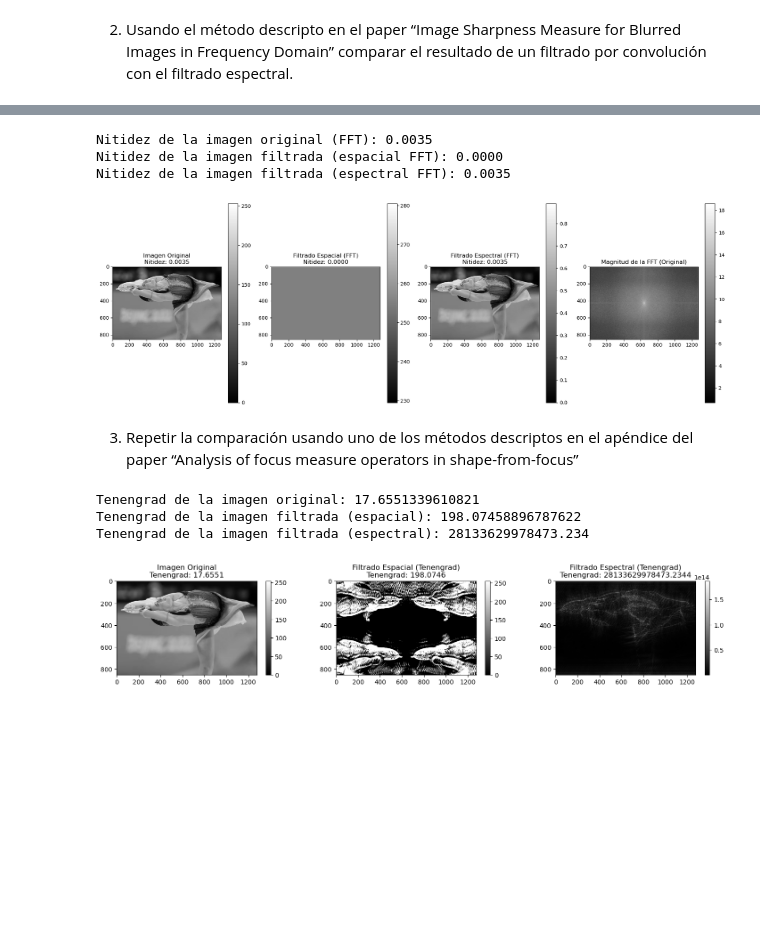
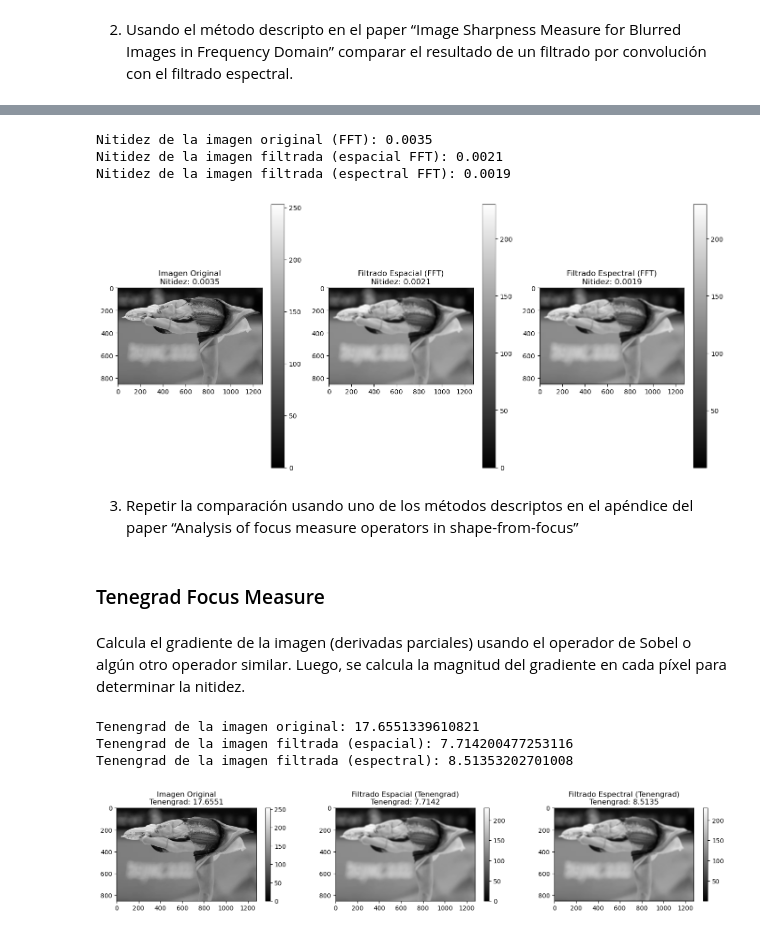
Before and after one commit to noequalindi/vision_computadora_I, a Jupyter notebook: Material_TPs/TP2/trabajo_practico_2_qualindi.ipynb, the cells around one changed output, grey strips where cells are left out. Cells and saved outputs as stored; diff of their text form; code cells hidden in the pictures; blank space fills up the shorter version.

```diff
--- a/Material_TPs/TP2/trabajo_practico_2_qualindi.ipynb
+++ b/Material_TPs/TP2/trabajo_practico_2_qualindi.ipynb
@@ -29,7 +30,7 @@ def create_gauss_filter(h, w, k_size=15, sigma=2):
     """
     # Crear un kernel Gaussiano unidimensional y multiplicarlo por la traspuesta para obtener el 2D.
     gauss_kernel_1d = cv.getGaussianKernel(k_size, sigma)
-    gauss_kernel_2d = gauss_kernel_1d * gauss_kernel_1d.T
+    gauss_kernel_2d = gauss_kernel_1d @ gauss_kernel_1d.T
 
     # Crear una imagen vacía del tamaño deseado y ubica al kernel en el centro
     kernel = np.zeros((h, w), dtype=np.float32)
@@ -38,6 +39,7 @@ def create_gauss_filter(h, w, k_size=15, sigma=2):
 
     # Calcular la Transformada de Fourier del kernel
     kernel_tf = np.fft.fft2(kernel)
+    kernel_tf = np.fft.fftshift(kernel_tf)
 
     return kernel, kernel_tf
 # %% [markdown]
@@ -64,7 +66,7 @@ filtered_img_spatial = cv.filter2D(img, -1, gauss_filter)
 img_fft = fftpack.fft2(img)
 img_fft_shifted = fftpack.fftshift(img_fft)
 filtered_img_fft = img_fft_shifted * gauss_filter_fft
-filtered_img_spectral = np.abs(fftpack.ifft2(fftpack.ifftshift(filtered_img_fft)))
+filtered_img_spectral = np.abs(fftpack.ifftshift(fftpack.ifft2(fftpack.ifftshift(filtered_img_fft))))
 
 plt.figure(figsize=(18, 6))
 
@@ -125,52 +153,37 @@ plt.show()
 # %%
-# Filtrado espacial y espectral para medida de nitidez usando FFT
-AF_original, measure_sharpness_filtered_original = measure_sharpness(img)
-img_fft = fftpack.fft2(img)
-img_fft_shifted = fftpack.fftshift(img_fft)
-filtered_img_fft = img_fft_shifted * measure_sharpness_filtered_original
-filtered_img_spectral = np.abs(fftpack.ifft2(fftpack.ifftshift(filtered_img_fft)))
-
-# Filtrado espacial para medida de nitidez usando FFT
-filtered_img_spatial = cv.filter2D(img, -1, np.real(fftpack.ifft2(fftpack.ifftshift(AF_original))))
-
-# Calcular la nitidez de las imágenes filtradas
-AF_spatial, measure_sharpness_filtered_spatial = measure_sharpness(filtered_img_spatial)
-AF_spectral, measure_sharpness_filtered_spectral = measure_sharpness(filtered_img_spectral)
-
 print(f'Nitidez de la imagen original (FFT): {measure_sharpness_filtered_original:.4f}')
-print(f'Nitidez de la imagen filtrada (espacial FFT): {measure_sharpness_filtered_spatial:.4f}')
-print(f'Nitidez de la imagen filtrada (espectral FFT): {measure_sharpness_filtered_spectral:.4f}')
+print(f'Nitidez de la imagen filtrada (espacial FFT): {measure_sharpness_filtered_conv_spatial:.4f}')
+print(f'Nitidez de la imagen filtrada (espectral FFT): {measure_sharpness_filtered_conv_spectral:.4f}')
 
 # Mostrar imágenes y sus respectivas medidas de nitidez
 plt.figure(figsize=(18, 6))
 
 plt.subplot(1, 4, 1)
 plt.title(f'Imagen Original\nNitidez: {measure_sharpness_filtered_original:.4f}')
 plt.imshow(img, cmap='gray')
 plt.colorbar()
 
 plt.subplot(1, 4, 2)
-plt.title(f'Filtrado Espacial (FFT)\nNitidez: {measure_sharpness_filtered_spatial:.4f}')
+plt.title(f'Filtrado Espacial (FFT)\nNitidez: {measure_sharpness_filtered_conv_spatial:.4f}')
 plt.imshow(filtered_img_spatial, cmap='gray')
 plt.colorbar()
 
 plt.subplot(1, 4, 3)
-plt.title(f'Filtrado Espectral (FFT)\nNitidez: {measure_sharpness_filtered_spectral:.4f}')
+plt.title(f'Filtrado Espectral (FFT)\nNitidez: {measure_sharpness_filtered_conv_spectral:.4f}')
 plt.imshow(filtered_img_spectral, cmap='gray')
-plt.colorbar()
-
-plt.subplot(1, 4, 4)
-plt.title('Magnitud de la FFT (Original)')
-plt.imshow(np.log(AF_original + 1), cmap='gray')
 plt.colorbar()
 
 plt.tight_layout()
 plt.show()
 # %% [output]
 Nitidez de la imagen original (FFT): 0.0035
-Nitidez de la imagen filtrada (espacial FFT): 0.0000
-Nitidez de la imagen filtrada (espectral FFT): 0.0035
+Nitidez de la imagen filtrada (espacial FFT): 0.0021
+Nitidez de la imagen filtrada (espectral FFT): 0.0019
-[figure, old version]
+[figure, new version]
 # %% [markdown]
 3. Repetir la comparación usando uno de los métodos descriptos en el apéndice del paper “Analysis of
 focus measure operators in shape-from-focus”
+# %% [markdown]
+### Tenegrad Focus Measure
+# %% [markdown]
+Calcula el gradiente de la imagen (derivadas parciales) usando el operador de Sobel o algún otro operador similar. Luego, se calcula la magnitud del gradiente en cada píxel para determinar la nitidez.
@@ -177,34 +206,10 @@ focus measure operators in shape-from-focus”
 # %%
-def tenengrad_focus_measure(img, ksize=3): # Tenegrad es uno de los métodos descriptos en el paper.
-    """
-    Calcula la medida de enfoque Tenengrad de una imagen.
-
-    Parámetros:
-    img (ndarray): Imagen de entrada.
-    ksize (int): Tamaño del kernel Sobel.
-
-    Retorna:
-    float: Medida de enfoque Tenengrad.
-    """
-    Gx = cv.Sobel(img, cv.CV_64F, 1, 0, ksize=ksize)
-    Gy = cv.Sobel(img, cv.CV_64F, 0, 1, ksize=ksize)
-    FM = np.sqrt(Gx**2 + Gy**2)
-    return np.mean(FM)
-
 # Filtrado espacial y espectral para Tenengrad
 tenengrad_original = tenengrad_focus_measure(img)
-Gx = cv.Sobel(img, cv.CV_64F, 1, 0, ksize=k_size)
-Gy = cv.Sobel(img, cv.CV_64F, 0, 1, ksize=k_size)
-FM_tenengrad = np.sqrt(Gx**2 + Gy**2)
-filtered_img_spatial_tenengrad = cv.filter2D(img, -1, np.real(fftpack.ifft2(fftpack.ifftshift(FM_tenengrad))))
-img_fft = fftpack.fft2(img)
-img_fft_shifted = fftpack.fftshift(img_fft)
-filtered_img_fft_tenengrad = img_fft_shifted * FM_tenengrad
-filtered_img_spectral_tenengrad = np.abs(fftpack.ifft2(fftpack.ifftshift(filtered_img_fft_tenengrad)))
 
 # nitidez de las imágenes filtradas usando Tenengrad
-tenengrad_spatial = tenengrad_focus_measure(filtered_img_spatial_tenengrad)
-tenengrad_spectral = tenengrad_focus_measure(filtered_img_spectral_tenengrad)
+tenengrad_spatial = tenengrad_focus_measure(filtered_img_spatial)
+tenengrad_spectral = tenengrad_focus_measure(filtered_img_spectral)
 
 print(f'Tenengrad de la imagen original: {tenengrad_original}')
 print(f'Tenengrad de la imagen filtrada (espacial): {tenengrad_spatial}')
@@ -219,16 +224,16 @@ plt.colorbar()
 
 plt.subplot(2, 3, 2)
 plt.title(f'Filtrado Espacial (Tenengrad)\nTenengrad: {tenengrad_spatial:.4f}')
-plt.imshow(filtered_img_spatial_tenengrad, cmap='gray')
+plt.imshow(filtered_img_spatial, cmap='gray')
 plt.colorbar()
 
 plt.subplot(2, 3, 3)
 plt.title(f'Filtrado Espectral (Tenengrad)\nTenengrad: {tenengrad_spectral:.4f}')
-plt.imshow(filtered_img_spectral_tenengrad, cmap='gray')
+plt.imshow(filtered_img_spectral, cmap='gray')
 plt.colorbar()
 plt.show()
 # %% [output]
 Tenengrad de la imagen original: 17.6551339610821
-Tenengrad de la imagen filtrada (espacial): 198.07458896787622
-Tenengrad de la imagen filtrada (espectral): 28133629978473.234
+Tenengrad de la imagen filtrada (espacial): 7.714200477253116
+Tenengrad de la imagen filtrada (espectral): 8.51353202701008
-[figure, old version]
+[figure, new version]
```
Also changed, not shown: parts of 15 cells of this notebook.
